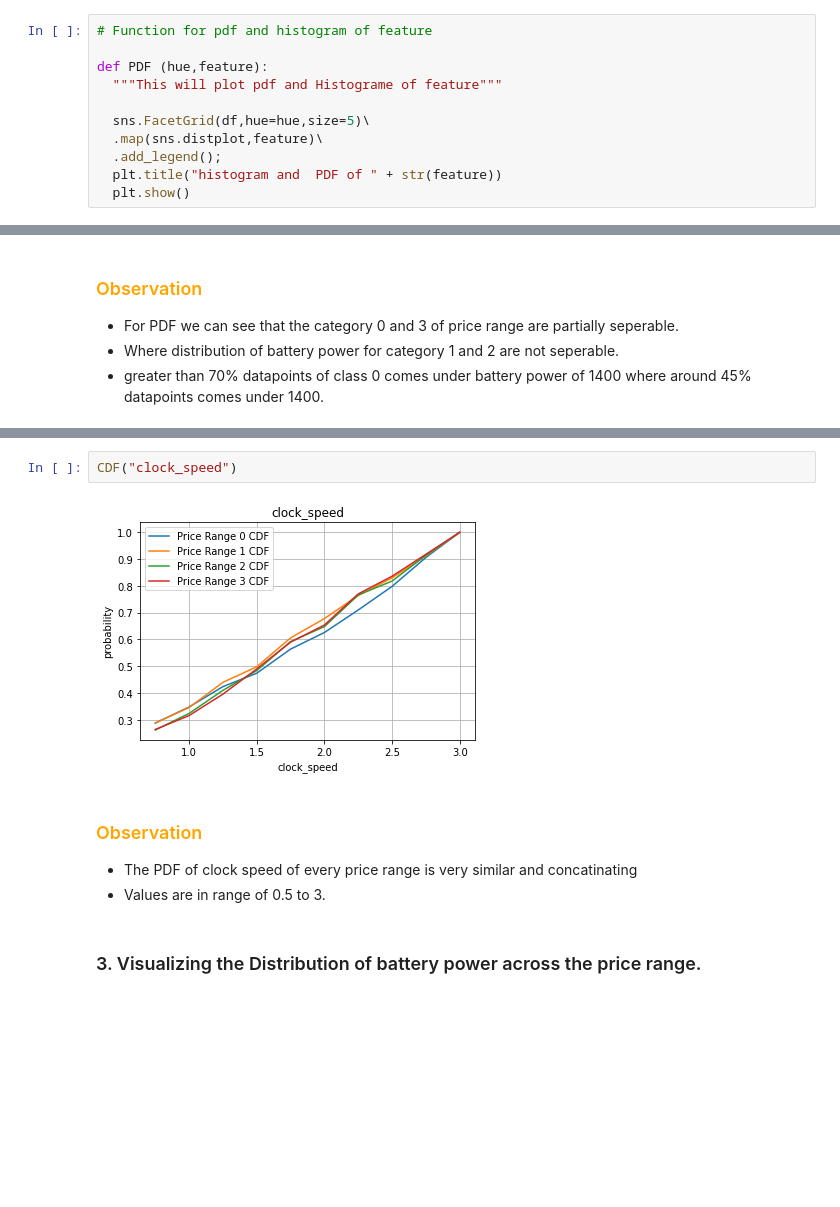
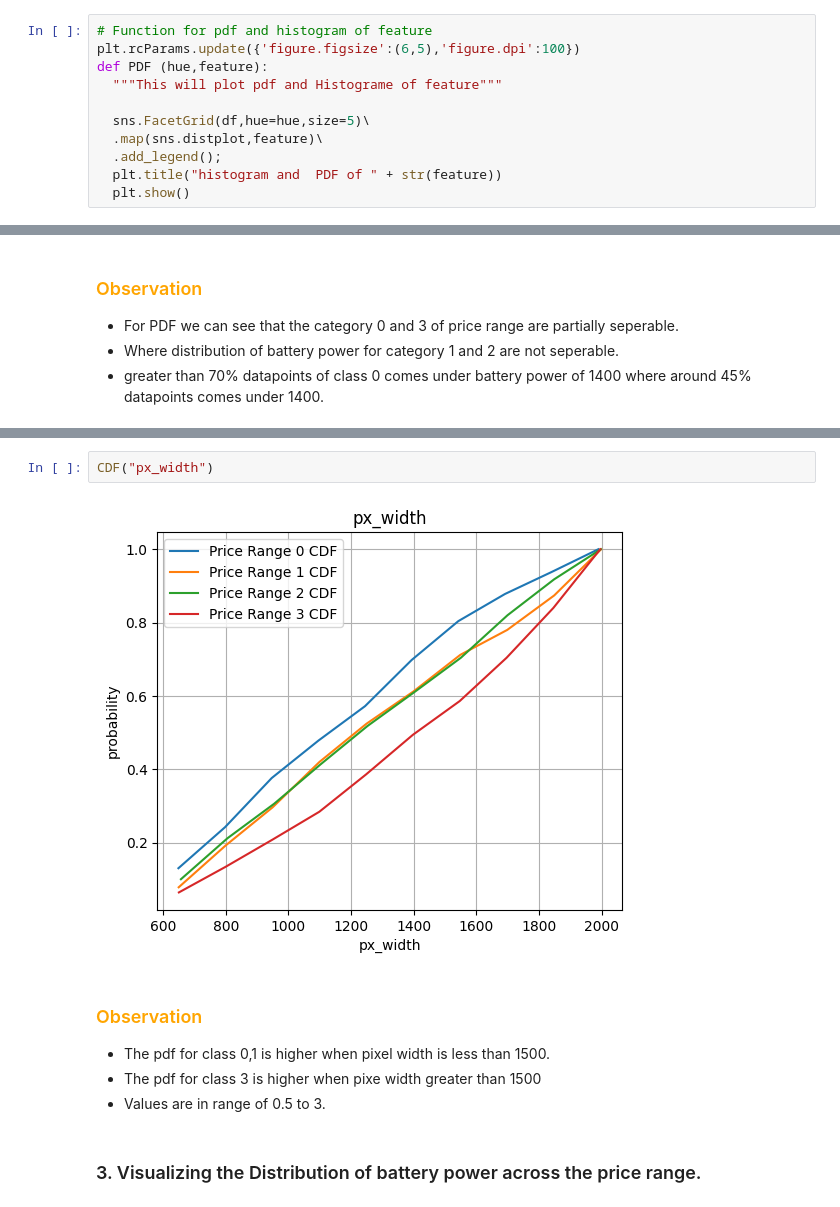
Before and after one commit to MohanVishe/Supervised-ML--Classification----Mobile-Price-Range-Prediction, a Jupyter notebook: Mobile_Price_Range_Prediction_Individual_Project.ipynb, the cells around one changed output, grey strips where cells are left out. Cells and saved outputs as stored; diff of their text form; blank space fills up the shorter version.

```diff
--- a/Mobile_Price_Range_Prediction_Individual_Project.ipynb
+++ b/Mobile_Price_Range_Prediction_Individual_Project.ipynb
@@ -211,7 +211,7 @@ by just observing the head of the dataset and understanding the features involve
 ### Function for PDF and CDF
 # %%
 # Function for pdf and histogram of feature
-
+plt.rcParams.update({'figure.figsize':(6,5),'figure.dpi':100})
 def PDF (hue,feature):
   """This will plot pdf and Histograme of feature"""
 
@@ -281,11 +281,12 @@ PDF("price_range","clock_speed")
 # %%
-CDF("clock_speed")
+CDF("px_width")
 # %% [output]
-[figure, old version]
+[figure, new version]
 # %% [markdown]
 ### <font color='orange'>Observation</font>
 
-*  The PDF of clock speed of every price range is very similar and concatinating
+*  The pdf for class 0,1 is higher when pixel width is less than 1500.
+*  The pdf for class 3 is higher when pixe width greater than 1500
 *  Values are in range of 0.5 to 3.
 # %% [markdown]
 ### 3. Visualizing the Distribution of battery power across the price range.
```
Also changed, not shown: parts of 21 cells of this notebook.
